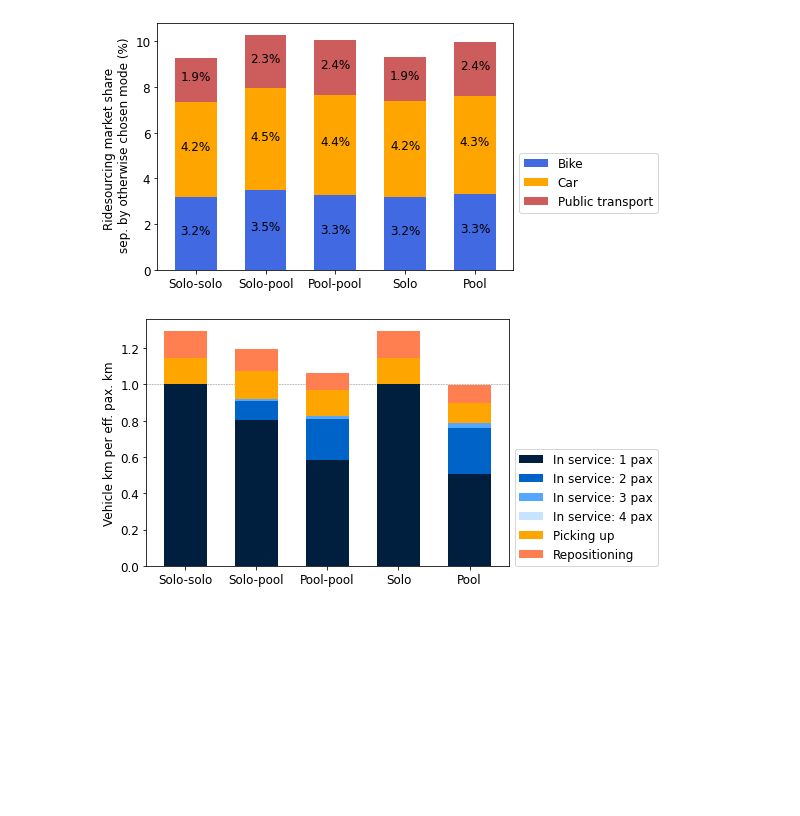
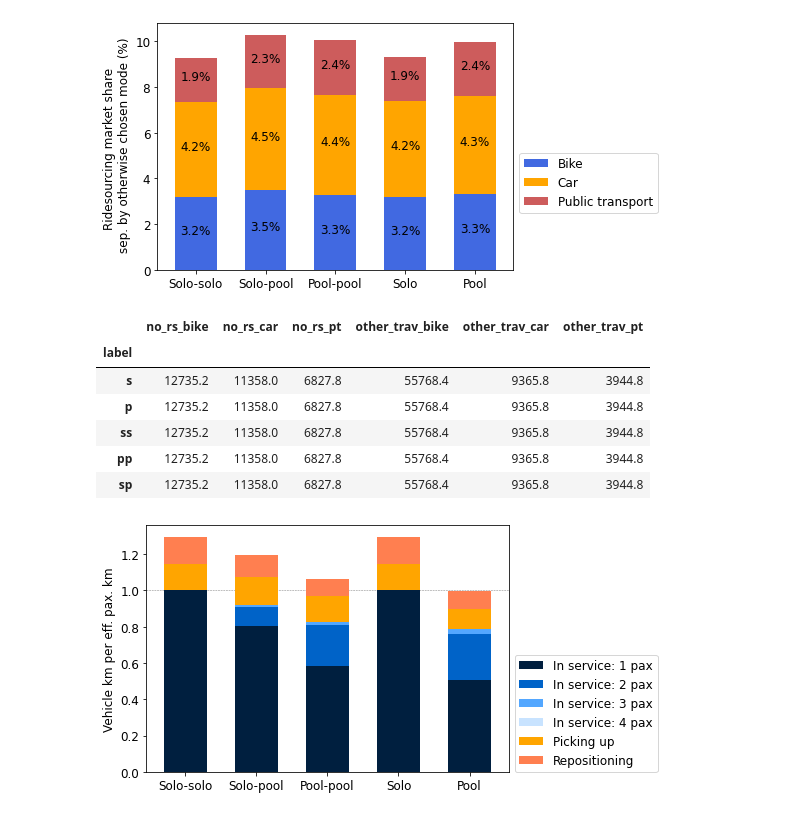
Before and after one commit to Arjan-de-R/FleetMaaS, a Jupyter notebook: evaluation/studies/homing_cmpt/plots.ipynb, the cells around one changed output. Saved outputs shown, nothing was run; the diff lists cells and outputs as text; code cells hidden in the pictures; blank space fills up the shorter version.

```diff
--- a/evaluation/studies/homing_cmpt/plots.ipynb
+++ b/evaluation/studies/homing_cmpt/plots.ipynb
@@ -362,6 +363,16 @@ plt.savefig(os.path.join(experiment_path,'prev-modes.png'), facecolor='w')
 plt.show()
 # %% [output]
 [figure]
+# %%
+mode_df
+# %% [output]
+|  | no_rs_bike | no_rs_car | no_rs_pt | other_trav_bike | other_trav_car | other_trav_pt |
+| label |  |  |  |  |  |  |
+| s | 12735.2 | 11358.0 | 6827.8 | 55768.4 | 9365.8 | 3944.8 |
+| p | 12735.2 | 11358.0 | 6827.8 | 55768.4 | 9365.8 | 3944.8 |
+| ss | 12735.2 | 11358.0 | 6827.8 | 55768.4 | 9365.8 | 3944.8 |
+| pp | 12735.2 | 11358.0 | 6827.8 | 55768.4 | 9365.8 | 3944.8 |
+| sp | 12735.2 | 11358.0 | 6827.8 | 55768.4 | 9365.8 | 3944.8 |
 # %%
 colors = ['#001F3F', '#0063c8', '#53a7ff', '#c8e3ff', 'orange', 'coral']  #['#001F3F', '#004080', '#0070B3', '#0090E0', 'orange', 'coral']
 
```
Also changed, not shown: parts of 1 cell of this notebook, 3 other files.
